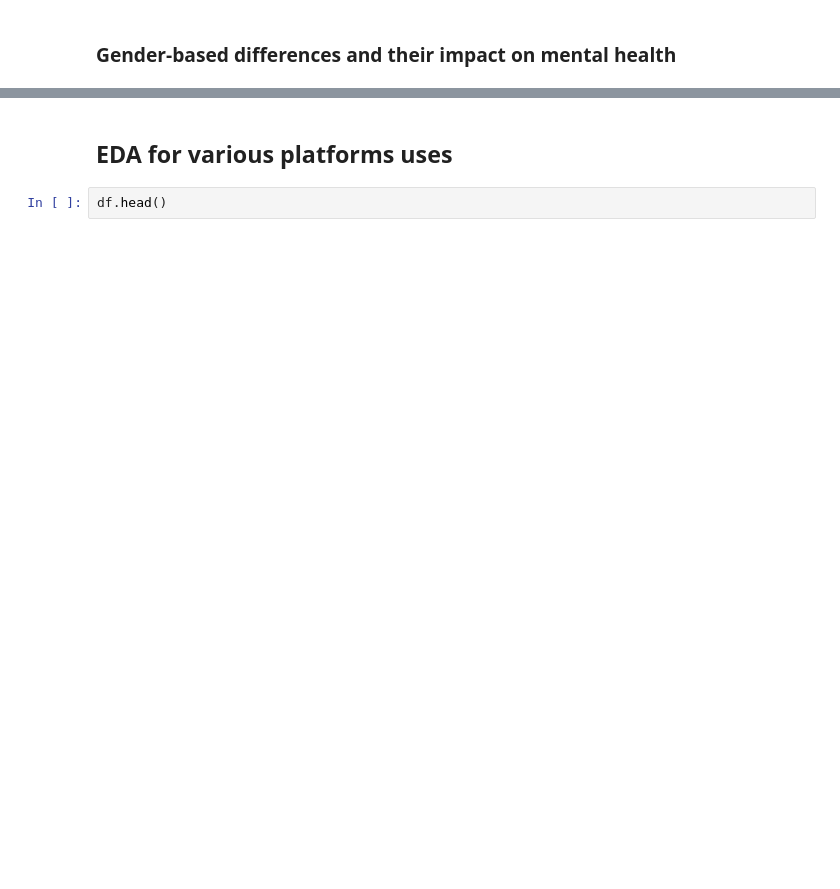
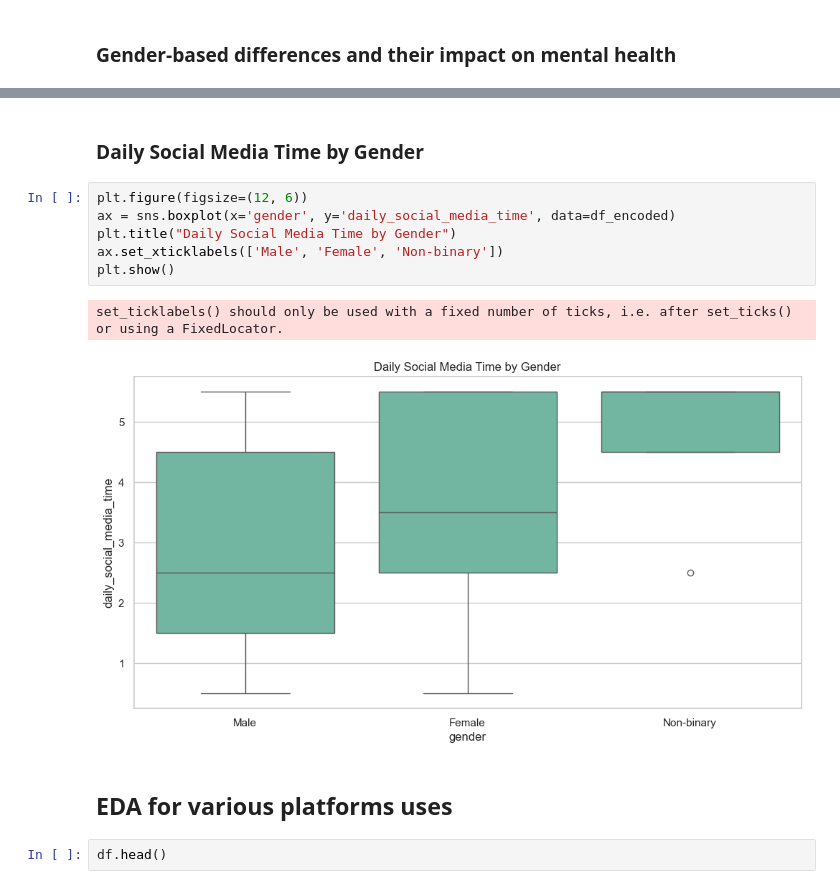
Before and after one commit to nirmal2i43a5/Predicting-Mental-Health-Risk-from-Social-Media-Behavior, a Jupyter notebook: mental_health_analysis.ipynb, the cells around one changed output, grey strips where cells are left out. Saved outputs shown, nothing was run; the diff lists cells and outputs as text; blank space fills up the shorter version.

```diff
--- a/mental_health_analysis.ipynb
+++ b/mental_health_analysis.ipynb
@@ -430,4 +442,15 @@ plt.show()
 [figure]
+# %% [markdown]
+### Daily Social Media Time by Gender
+# %%
+plt.figure(figsize=(12, 6))
+ax = sns.boxplot(x='gender', y='daily_social_media_time', data=df_encoded)
+plt.title("Daily Social Media Time by Gender")
+ax.set_xticklabels(['Male', 'Female', 'Non-binary'])
+plt.show()
+# %% [output]
+set_ticklabels() should only be used with a fixed number of ticks, i.e. after set_ticks() or using a FixedLocator.
+[figure, added]
 # %% [markdown]
 ## EDA for various platforms uses
 # %%
```
Also changed, not shown: parts of 13 cells of this notebook.
